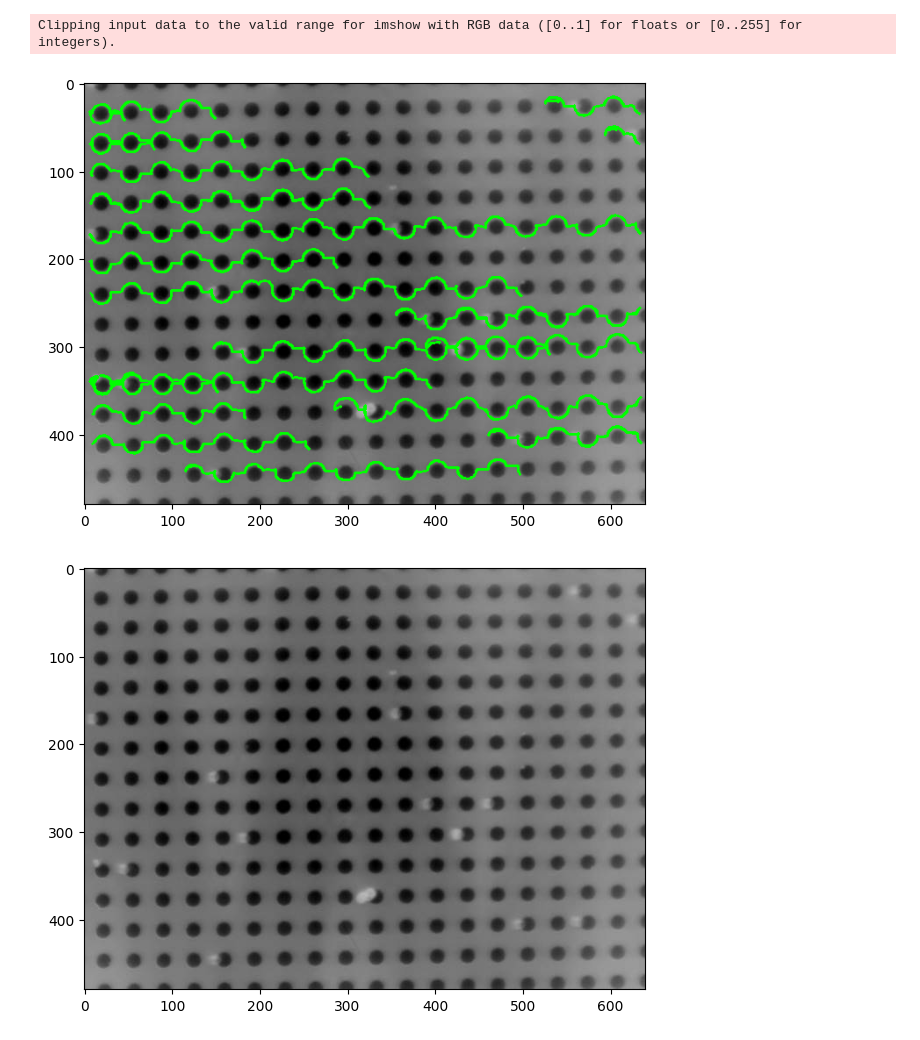
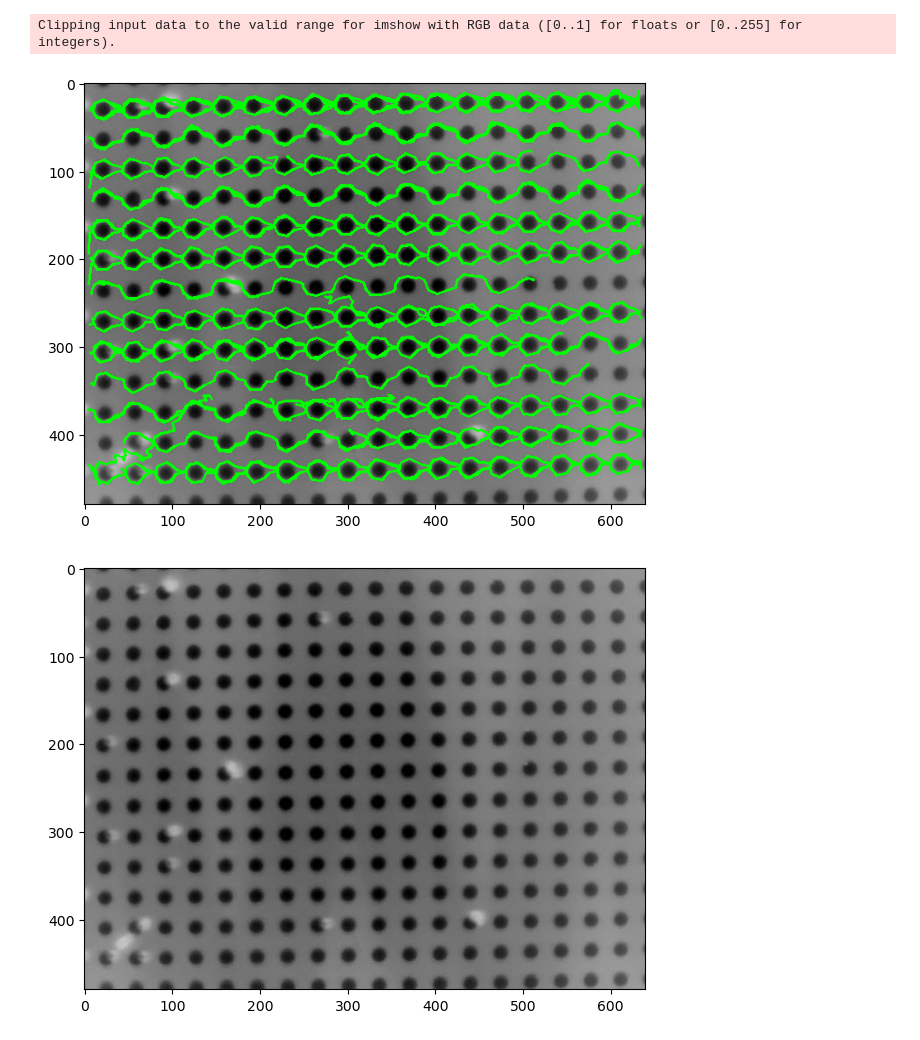
Before and after one commit to bucket420/ParticleTracking, a Jupyter notebook: debug.ipynb, the cells around one changed output. Drawn from its saved outputs; the diff is of its cells as text; code cells hidden in the pictures.

```diff
--- a/debug.ipynb
+++ b/debug.ipynb
@@ -8,19 +8,19 @@ import numpy as np
 import matplotlib.pyplot as plt
 # %%
 path = "D:\\OneDrive\\Desktop\\All\\magnetlab\\20230718\\"
-video_name = "01HzRMy1M270"
+video_name = "09HzRMy1M270"
 # %%
 sample1 = extract_frames(path + video_name + ".avi")[44]
 sample2 = extract_frames(path + video_name + ".avi")[44]
 # %%
-new_tracks_folder = path + "raw\\" + video_name
+new_tracks_folder = path + "tracks\\" + video_name
 new_tracks = []
 for track_csv in os.listdir(new_tracks_folder):
     new_tracks.append(pd.read_csv(new_tracks_folder + "\\" + track_csv))
 display(draw_tracks(new_tracks, sample1))
 # %% [output]
 Clipping input data to the valid range for imshow with RGB data ([0..1] for floats or [0..255] for integers).
-[figure, old version]
+[figure, new version]
 # %%
 old_tracks_folder = path + "RawCSVFiles\\" + video_name
 old_tracks = []
@@ -28,7 +28,7 @@ for track_csv in os.listdir(old_tracks_folder):
     old_tracks.append(pd.read_csv(old_tracks_folder + "\\" + track_csv))
 display(draw_tracks(old_tracks, sample2))
 # %% [output]
-[figure, old version]
+[figure, new version]
 # %%
 video = np.array(extract_frames(path + video_name + ".avi"))
 # video *= 255
```
Also changed, not shown: parts of 1 cell of this notebook, 7 other files.
